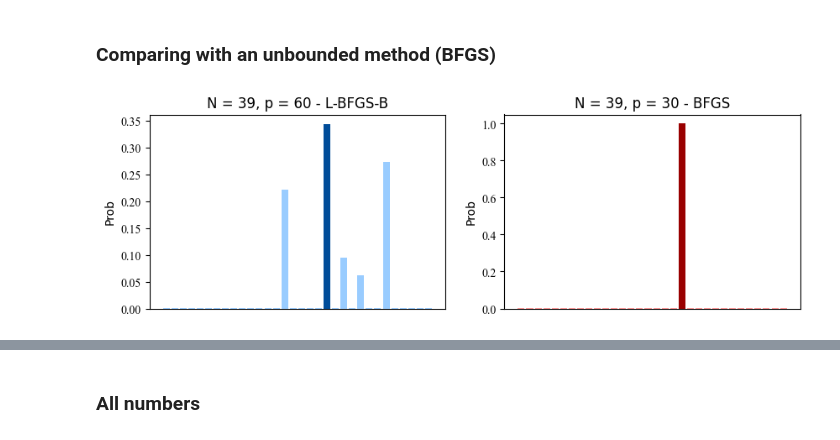
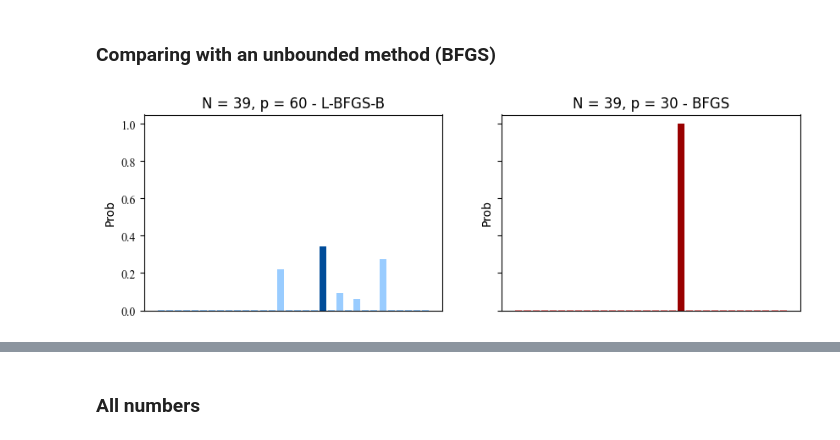
Before and after one commit to fpllcr/master-thesis, a Jupyter notebook: qaoa_factorization/notebooks/analysis.ipynb, the cells around one changed output, grey strips where cells are left out. Saved outputs shown, nothing was run; the diff lists cells and outputs as text; code cells hidden in the pictures.

```diff
--- a/qaoa_factorization/notebooks/analysis.ipynb
+++ b/qaoa_factorization/notebooks/analysis.ipynb
@@ -145,7 +180,7 @@ print(max_gamma)
 gammas = np.linspace(0, max_gamma, 10000)
 betas = [0, np.pi/8, 2*np.pi/8, 3*np.pi/8, 4*np.pi/8, 5*np.pi/8, 6*np.pi/8, 7*np.pi/8]
 
-fig, axs = plt.subplots(2, 4, figsize=(12,6), sharey=True, sharex=False)
+fig, axs = plt.subplots(2, 4, figsize=(12,6), sharey='row', sharex=False)
 axs = axs.flatten()
 fig.subplots_adjust(hspace=0.3)
 
@@ -160,7 +195,7 @@ for i, beta in enumerate(betas):
 
 
     axs[i].plot('gamma', 'cost', data=df)
-    axs[i].set_title(f'$\\beta = {round(beta, 2)}$')
+    axs[i].set_title(f'$\\beta = {round(beta, 4)}$')
     if i in [0,4]:
         axs[i].set_ylabel('Cost')
     if i > 3:
@@ -169,0 +205,2 @@ for i, beta in enumerate(betas):
+# %%
+solver = QAOASolver(N=39)
@@ -333,29 +366,0 @@ axs[1].set_title('p = 100');
-# %%
-N = 39
-gamma_0 = 0.0004
-beta_0 = 0.5
-
-df = experiment_results[(experiment_results['N']==N)
-                        & (experiment_results['setup']=='standard')
-                        & (experiment_results['optimizer']=='L-BFGS-B')
-                        & (experiment_results['gamma_0']==gamma_0)
-                        & (experiment_results['beta_0']==beta_0)]
-
-fig, axs = plt.subplots(1,2, figsize=(12,4))
-axs[0].plot('layers', 'cost', data=df, marker='.')
-axs[0].set_xlabel('Layers')
-axs[0].set_ylabel('Cost')
-
-max_layers = df['layers'].max()
-gammas = df[df['layers'] == max_layers].reset_index().loc[0, 'gammas']
-betas = df[df['layers'] == max_layers].reset_index().loc[0, 'betas']
-sec_ax = axs[1].twinx()
-axs[1].plot(range(1, max_layers+1), gammas, marker='.', color='red', label='$\\gamma$')
-sec_ax.plot(range(1, max_layers+1), betas, marker='.', color='blue', label='$\\beta$')
-axs[1].set_xlabel('Layers')
-axs[1].set_ylabel('$\\gamma$')
-sec_ax.set_ylabel('$\\beta$')
-
-lines, labels = axs[1].get_legend_handles_labels()
-lines2, labels2 = sec_ax.get_legend_handles_labels()
-sec_ax.legend(lines + lines2, labels + labels2, loc='center right');
@@ -372,34 +375,33 @@ df = experiment_results[(experiment_results['N']==N)
                         & (experiment_results['setup']=='standard')
                         & (experiment_results['gamma_0']==gamma_0)
                         & (experiment_results['beta_0']==beta_0)].reset_index(drop=True)
-fig, axs = plt.subplots(1, 2, figsize=(10,3))
+fig, axs = plt.subplots(1, 2, figsize=(10,3), sharey=True)
 
 for j, optimizer in enumerate(['L-BFGS-B', 'BFGS']):
     df_j = df[df['optimizer']==optimizer].reset_index()
     idx_last_layer = df_j['layers'].idxmax()
     num_qubits = df_j.loc[idx_last_layer, 'num_qubits']
     solutions = compute_solution(N)
     x_hist = [int_to_binary_str(n, num_qubits) for n in range(2**num_qubits)]
 
     pops =  df_j.loc[idx_last_layer, 'state_populations']
 
     bar_colors = [plot_colors[j+1][0] if c in solutions else plot_colors[j+1][1] for c in x_hist]
 
     axs[j].bar(x_hist, pops, color=bar_colors)
-    axs[j].set_ylim(0)
     axs[j].set_ylabel('Prob')
 
     labels = (axs[j].get_xticklabels() + axs[j].get_yticklabels())
 
     for label in labels:
         label.set_fontname('Times New Roman')
 
     axs[j].set_xticks(range(2**num_qubits), "")
     axs[j].xaxis.set_major_locator(ticker.NullLocator())
     p = df_j.loc[idx_last_layer, 'layers']
     axs[j].set_title(f'N = {N}, p = {p} - {optimizer}')
 
     if i == len(Ns)-1:
         axs[j].set_xlabel('Computational basis')
 # %% [output]
-[figure, old version]
+[figure, new version]
```
Also changed, not shown: parts of 10 cells of this notebook, 3 other files.
